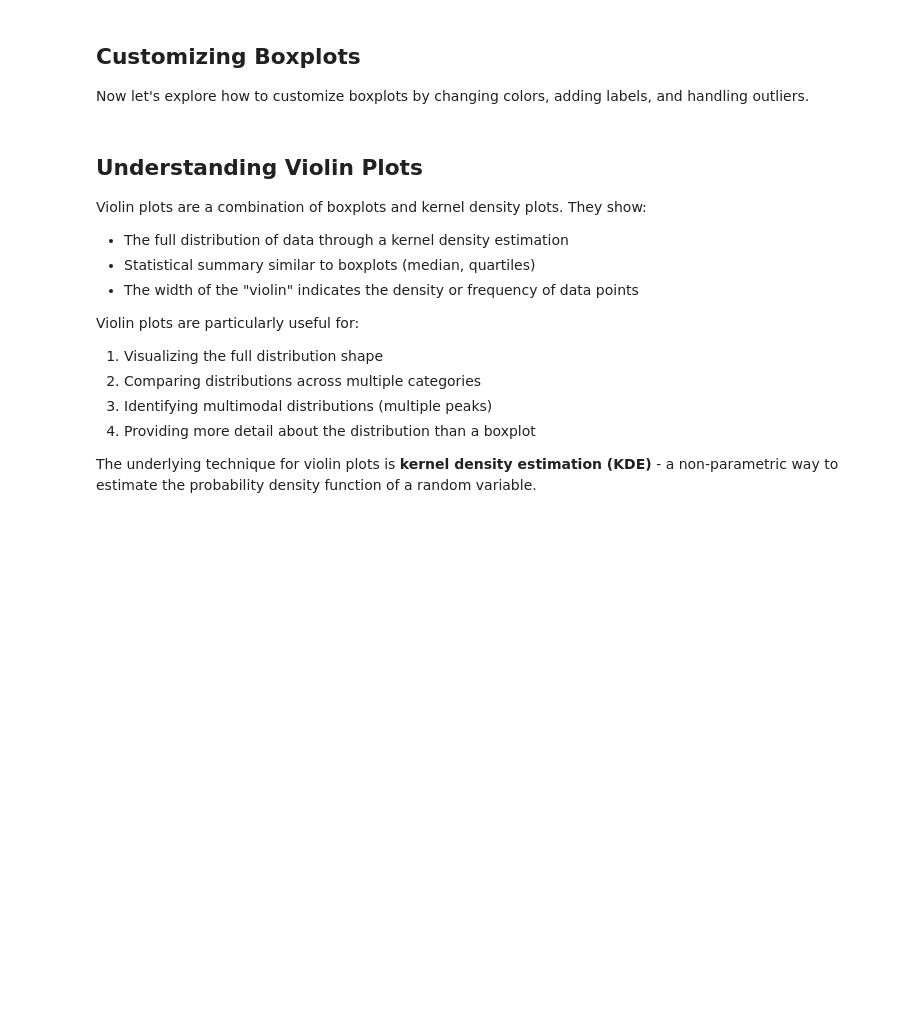
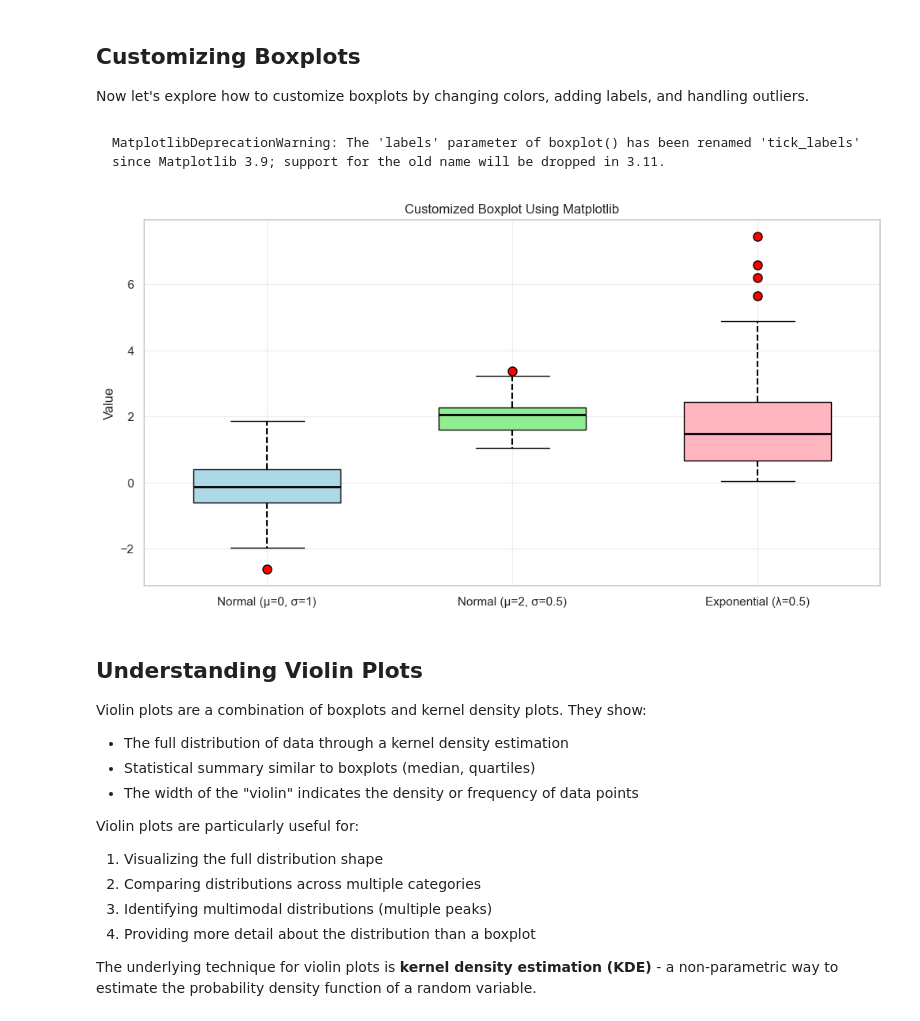
Before and after one commit to pavelklos/ai-ml, a Jupyter notebook: 3-DV/03-01-18.ipynb, the cells around one changed output. Saved outputs shown, nothing was run; the diff lists cells and outputs as text; code cells hidden in the pictures; blank space fills up the shorter version.

````diff
--- a/3-DV/03-01-18.ipynb
+++ b/3-DV/03-01-18.ipynb
@@ -123,3 +148,34 @@ plt.show()
+# %% [markdown]
+```
+MatplotlibDeprecationWarning: The 'labels' parameter of boxplot() has been renamed 'tick_labels' since Matplotlib 3.9; support for the old name will be dropped in 3.11.
+```
+# %%
+# Create a customized boxplot with matplotlib
+fig, ax = plt.subplots(figsize=(12, 6))
+
+# Custom boxplot with different colors
+boxplot = ax.boxplot(
+    df.values,
+    tick_labels=df.columns,  # Updated from 'labels' to 'tick_labels'
+    patch_artist=True,  # Fill boxes with color
+    widths=0.6,  # Width of the boxes
+    showfliers=True,  # Show outliers
+    flierprops={'marker': 'o', 'markerfacecolor': 'red', 'markersize': 8},  # Customize outliers
+    whiskerprops={'linestyle': '--', 'linewidth': 1.5},  # Customize whiskers
+    medianprops={'color': 'black', 'linewidth': 2}  # Customize median lines
+)
+
+# Fill boxes with different colors
+colors = ['lightblue', 'lightgreen', 'lightpink']
+for box, color in zip(boxplot['boxes'], colors):
+    box.set(facecolor=color)
+
+plt.title('Customized Boxplot Using Matplotlib')
+plt.ylabel('Value')
+plt.grid(True, alpha=0.3)
+plt.show()
+# %% [output]
+[figure, added]
 # %%
 # Customized boxplot with seaborn
 plt.figure(figsize=(12, 6))
````
Also changed, not shown: parts of 23 cells of this notebook.
